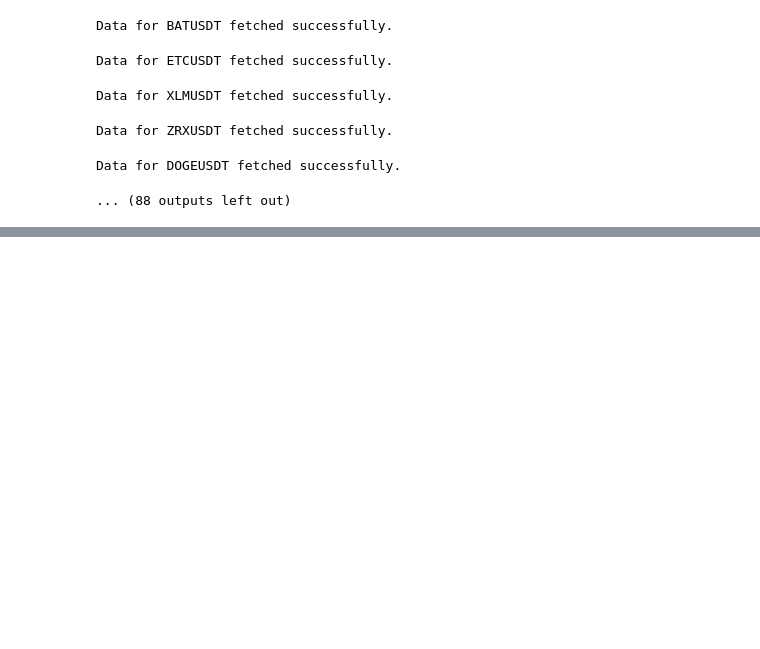
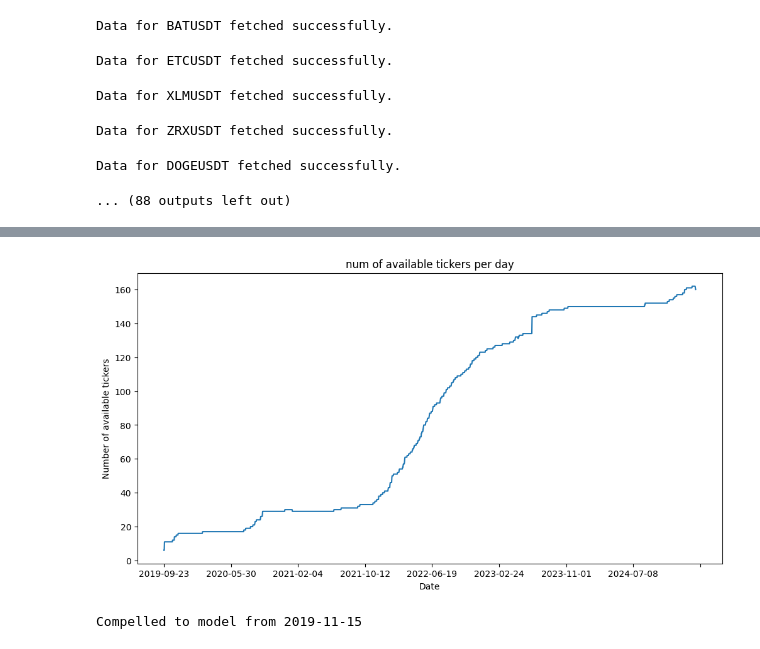
Before and after one commit to andrewpark19/QTS_Final_Project, a Jupyter notebook: notebooks/data_exploration_binance.ipynb, the cells around one changed output, grey strips where cells are left out. Drawn from its saved outputs; the diff is of its cells as text; code cells hidden in the pictures; blank space fills up the shorter version.

```diff
--- a/notebooks/data_exploration_binance.ipynb
+++ b/notebooks/data_exploration_binance.ipynb
@@ -222,0 +185,11 @@ test_master_data
+# %%
+# prompt: Only keep the Y-M-D of Open Time
+
+import pandas as pd
+
+data = pd.read_parquet("../data/raw/master_crypto_data.parquet")
+
+data['Open Time'] = pd.to_datetime(data['Open time'])
+data['Open Time (Y-M-D)'] = data['Open time'].dt.strftime('%Y-%m-%d')
+data.set_index('Open Time (Y-M-D)', inplace=True)
+data
@@ -222,0 +211,3 @@ test_master_data
+# %%
+pivot = data.pivot(columns='Ticker', values='Close')
+pivot
@@ -222,0 +257,13 @@ test_master_data
+# %%
+counts = pivot.notna().sum(axis=1)
+counts.plot(kind='line', figsize=(12, 6), title='num of available tickers per day')
+plt.xlabel('Date')
+plt.ylabel('Number of available tickers')
+plt.show()
+# %% [output]
+[figure, added]
+# %%
+counts
+print('Compelled to model from 2019-11-15')
+# %% [output]
+Compelled to model from 2019-11-15
```
Also changed, not shown: parts of 11 cells of this notebook, 8 other files.
